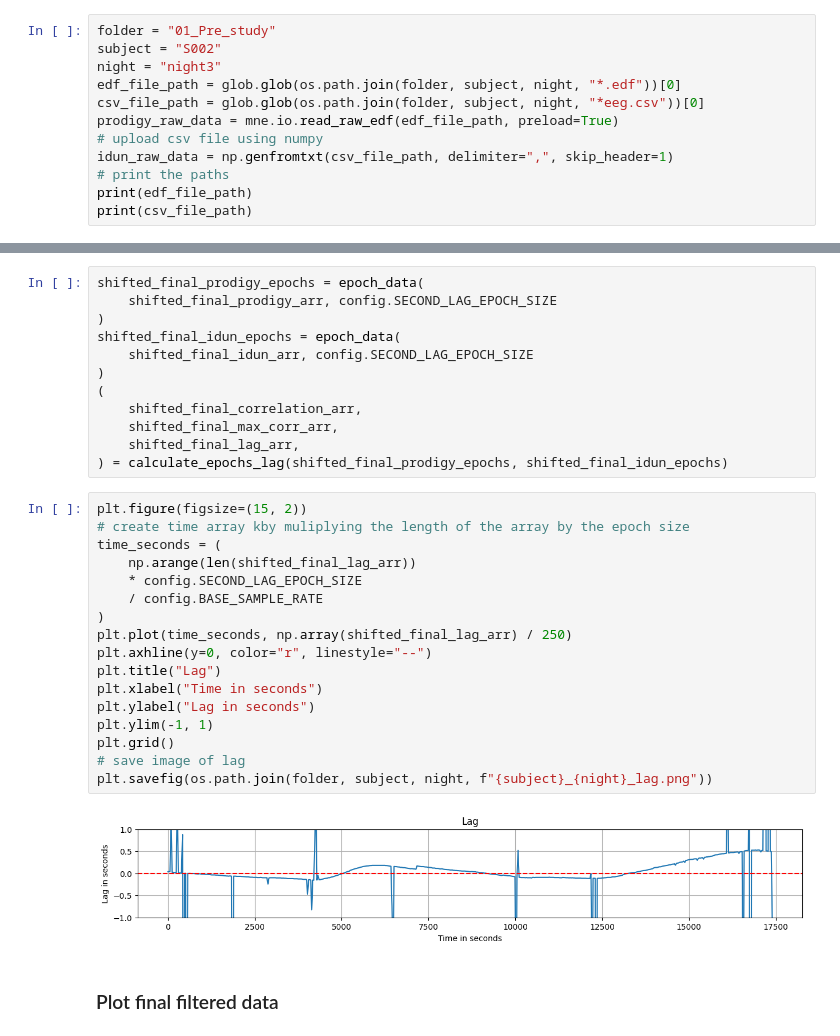
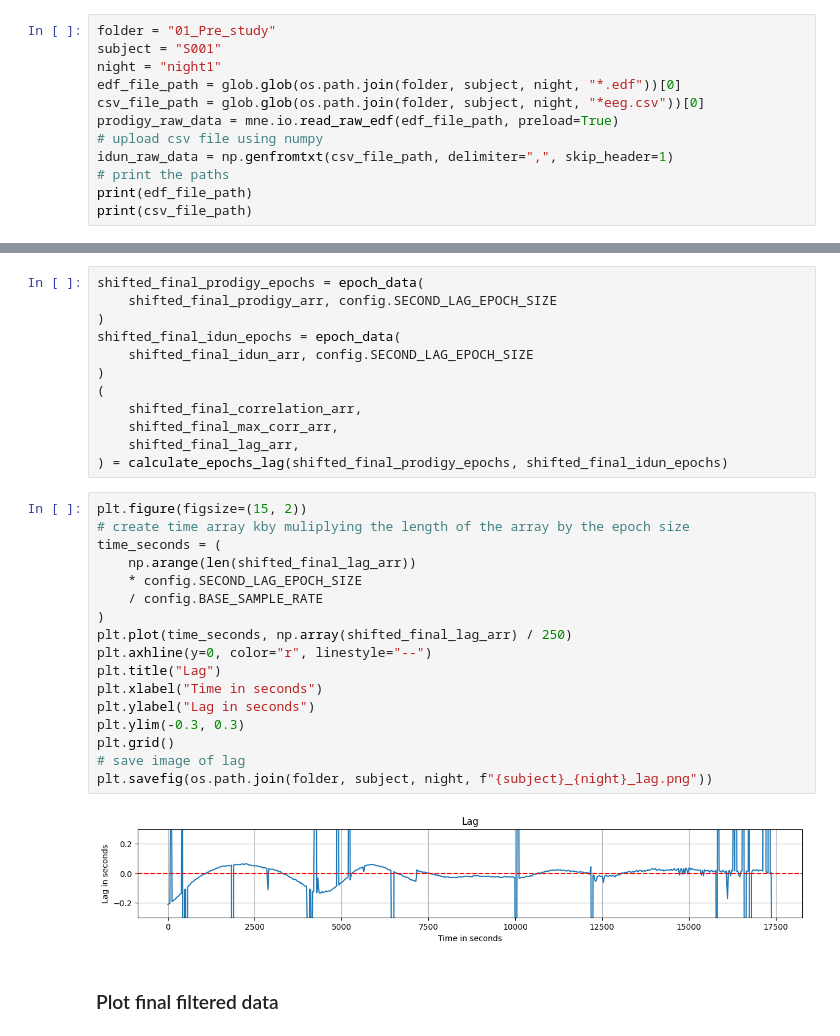
Before and after one commit to iduntech/idn-sync-data, a Jupyter notebook: sync_main.ipynb, the cells around one changed output, grey strips where cells are left out. Cells and saved outputs as stored; diff of their text form.

```diff
--- a/sync_main.ipynb
+++ b/sync_main.ipynb
@@ -32,8 +33,8 @@ from scipy.signal import resample
 ### Upload all data
 # %%
 folder = "01_Pre_study"
-subject = "S002"
-night = "night3"
+subject = "S001"
+night = "night1"
 edf_file_path = glob.glob(os.path.join(folder, subject, night, "*.edf"))[0]
 csv_file_path = glob.glob(os.path.join(folder, subject, night, "*eeg.csv"))[0]
 prodigy_raw_data = mne.io.read_raw_edf(edf_file_path, preload=True)
@@ -447,22 +446,22 @@ shifted_final_idun_epochs = epoch_data(
 # %%
 plt.figure(figsize=(15, 2))
 # create time array kby muliplying the length of the array by the epoch size
 time_seconds = (
     np.arange(len(shifted_final_lag_arr))
     * config.SECOND_LAG_EPOCH_SIZE
     / config.BASE_SAMPLE_RATE
 )
 plt.plot(time_seconds, np.array(shifted_final_lag_arr) / 250)
 plt.axhline(y=0, color="r", linestyle="--")
 plt.title("Lag")
 plt.xlabel("Time in seconds")
 plt.ylabel("Lag in seconds")
-plt.ylim(-1, 1)
+plt.ylim(-0.3, 0.3)
 plt.grid()
 # save image of lag
 plt.savefig(os.path.join(folder, subject, night, f"{subject}_{night}_lag.png"))
 # %% [output]
-[figure, old version]
+[figure, new version]
 # %% [markdown]
 ### Plot final filtered data
 # %%
```
Also changed, not shown: parts of 23 cells of this notebook, 1 other file.
